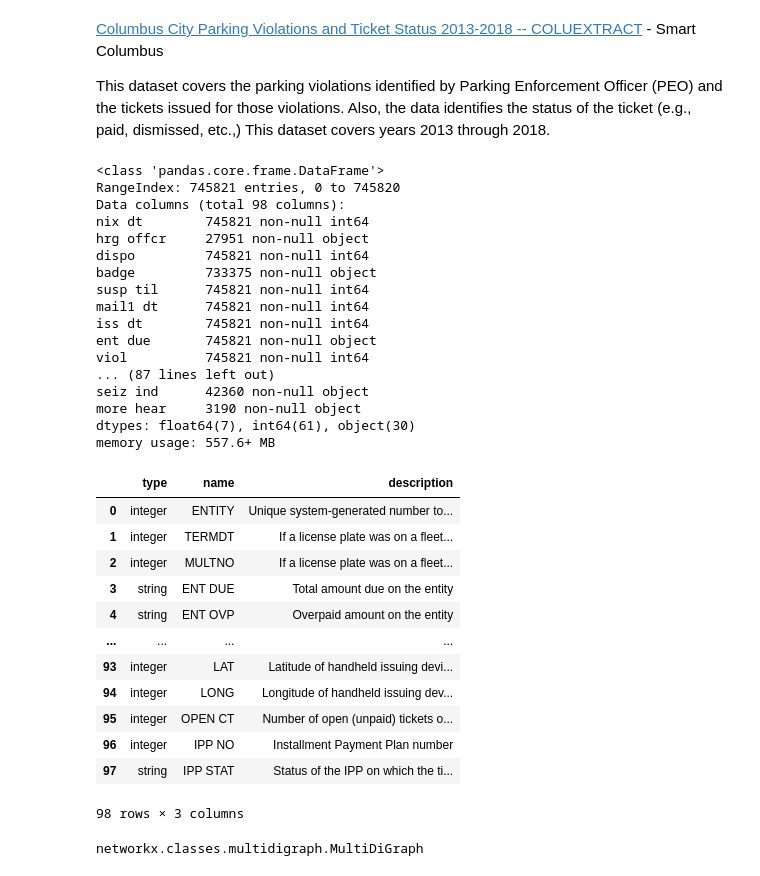
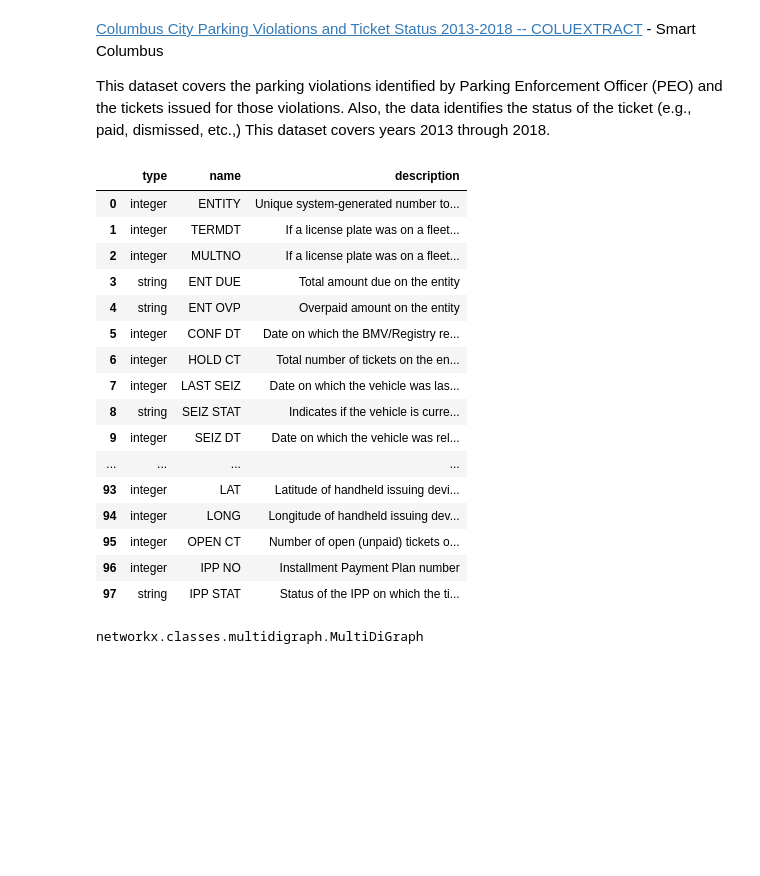
Before and after one commit to osofariu/cmh-parking-tickets, a Jupyter notebook: notebooks/Cmh_Parking_Violation.ipynb, the cells around one changed output. Saved outputs shown, nothing was run; the diff lists cells and outputs as text; code cells hidden in the pictures; blank space fills up the shorter version.

```diff
--- a/notebooks/Cmh_Parking_Violation.ipynb
+++ b/notebooks/Cmh_Parking_Violation.ipynb
@@ -22,44 +22,28 @@ parking = pd.read_csv("../data/raw/160c98a1-ad56-4658-8553-5ee8e7d0d953.csv.gz",
 # %%
-pd.set_option('display.max_columns', None)
-parking.info()
+#pd.set_option('display.max_columns', None)
+#parking.info()
-# %% [output]
-<class 'pandas.core.frame.DataFrame'>
-RangeIndex: 745821 entries, 0 to 745820
-Data columns (total 98 columns):
-nix dt        745821 non-null int64
-hrg offcr     27951 non-null object
-dispo         745821 non-null int64
-badge         733375 non-null object
-susp til      745821 non-null int64
-mail1 dt      745821 non-null int64
-iss dt        745821 non-null int64
-ent due       745821 non-null object
-viol          745821 non-null int64
-... (87 lines left out)
-seiz ind      42360 non-null object
-more hear     3190 non-null object
-dtypes: float64(7), int64(61), object(30)
-memory usage: 557.6+ MB
 # %%
 dictionary = pd.read_json("https://data.smartcolumbusos.com/api/v1/dataset/160c98a1-ad56-4658-8553-5ee8e7d0d953/dictionary")
-
-
-# pd.set_option('display.max_colwidth', -1)
+pd.set_option('display.max_colwidth', -1)
 dictionary
 # %% [output]
 |  | type | name | description |
 | 0 | integer | ENTITY | Unique system-generated number to... |
 | 1 | integer | TERMDT | If a license plate was on a fleet... |
 | 2 | integer | MULTNO | If a license plate was on a fleet... |
 | 3 | string | ENT DUE | Total amount due on the entity |
 | 4 | string | ENT OVP | Overpaid amount on the entity |
+| 5 | integer | CONF DT | Date on which the BMV/Registry re... |
+| 6 | integer | HOLD CT | Total number of tickets on the en... |
+| 7 | integer | LAST SEIZ | Date on which the vehicle was las... |
+| 8 | string | SEIZ STAT | Indicates if the vehicle is curre... |
+| 9 | integer | SEIZ DT | Date on which the vehicle was rel... |
 | ... | ... | ... | ... |
 | 93 | integer | LAT | Latitude of handheld issuing devi... |
 | 94 | integer | LONG | Longitude of handheld issuing dev... |
 | 95 | integer | OPEN CT | Number of open (unpaid) tickets o... |
 | 96 | integer | IPP NO | Installment Payment Plan number |
 | 97 | string | IPP STAT | Status of the IPP on which the ti... |
-98 rows × 3 columns
 # %%
 G = ox.graph_from_place('Columbus, Ohio, USA', network_type='drive')
 # %%
```
Also changed, not shown: parts of 15 cells of this notebook.
